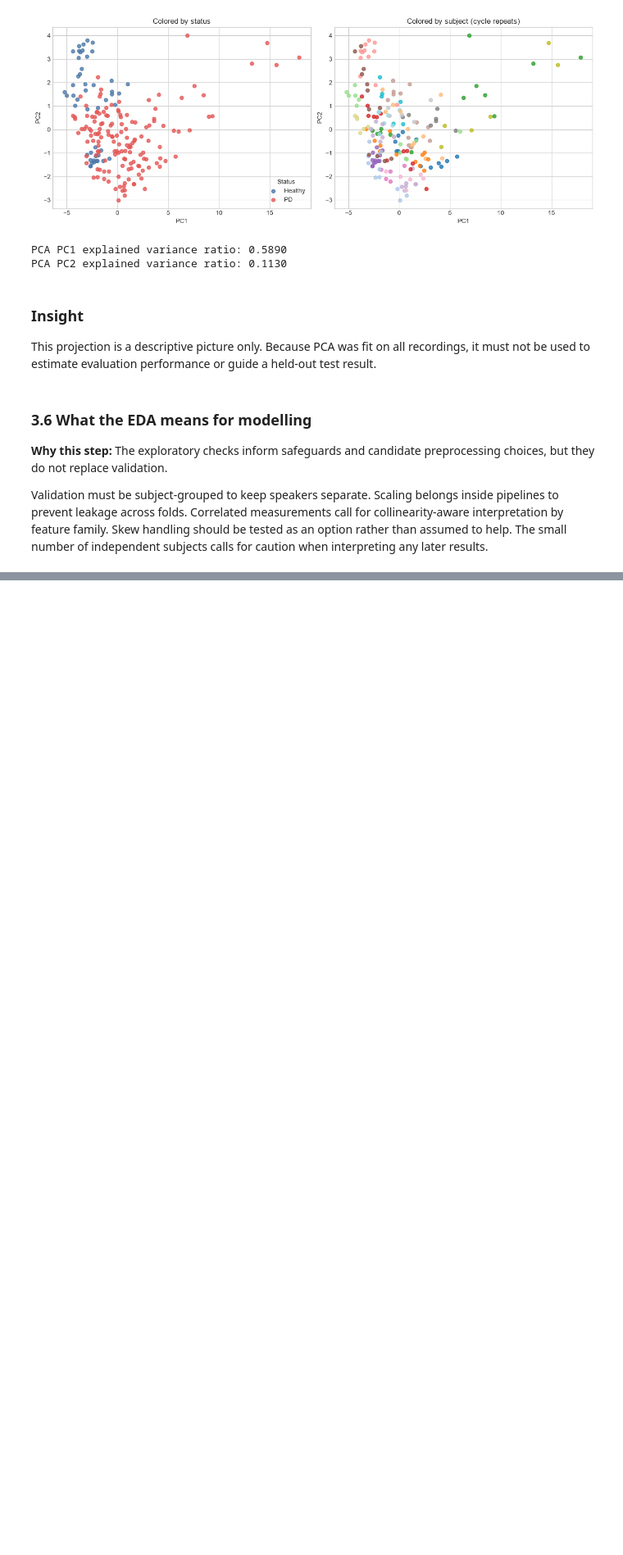
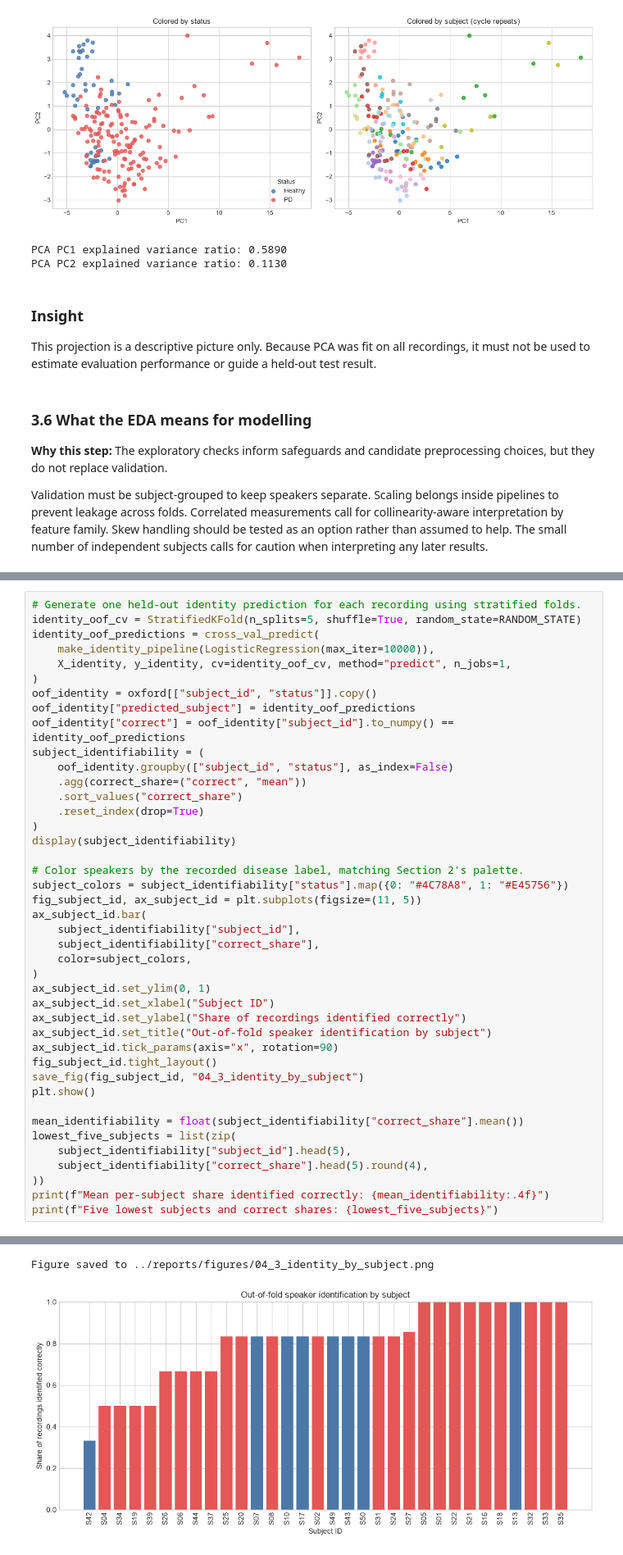
Before and after one commit to aayaan-khan/parkinsons-detection, a Jupyter notebook: notebooks/Parkinsons_Disease_Detection.ipynb, the cells around one changed output, grey strips where cells are left out. Shown at 82% size. Drawn from its saved outputs; the diff is of its cells as text; blank space fills up the shorter version.

```diff
--- a/notebooks/Parkinsons_Disease_Detection.ipynb
+++ b/notebooks/Parkinsons_Disease_Detection.ipynb
@@ -1030,0 +1256,43 @@ Validation must be subject-grouped to keep speakers separate. Scaling belongs in
+# %%
+# Generate one held-out identity prediction for each recording using stratified folds.
+identity_oof_cv = StratifiedKFold(n_splits=5, shuffle=True, random_state=RANDOM_STATE)
+identity_oof_predictions = cross_val_predict(
+    make_identity_pipeline(LogisticRegression(max_iter=10000)),
+    X_identity, y_identity, cv=identity_oof_cv, method="predict", n_jobs=1,
+)
+oof_identity = oxford[["subject_id", "status"]].copy()
+oof_identity["predicted_subject"] = identity_oof_predictions
+oof_identity["correct"] = oof_identity["subject_id"].to_numpy() == identity_oof_predictions
+subject_identifiability = (
+    oof_identity.groupby(["subject_id", "status"], as_index=False)
+    .agg(correct_share=("correct", "mean"))
+    .sort_values("correct_share")
+    .reset_index(drop=True)
+)
+display(subject_identifiability)
+
+# Color speakers by the recorded disease label, matching Section 2's palette.
+subject_colors = subject_identifiability["status"].map({0: "#4C78A8", 1: "#E45756"})
+fig_subject_id, ax_subject_id = plt.subplots(figsize=(11, 5))
+ax_subject_id.bar(
+    subject_identifiability["subject_id"],
+    subject_identifiability["correct_share"],
+    color=subject_colors,
+)
+ax_subject_id.set_ylim(0, 1)
+ax_subject_id.set_xlabel("Subject ID")
+ax_subject_id.set_ylabel("Share of recordings identified correctly")
+ax_subject_id.set_title("Out-of-fold speaker identification by subject")
+ax_subject_id.tick_params(axis="x", rotation=90)
+fig_subject_id.tight_layout()
+save_fig(fig_subject_id, "04_3_identity_by_subject")
+plt.show()
+
+mean_identifiability = float(subject_identifiability["correct_share"].mean())
+lowest_five_subjects = list(zip(
+    subject_identifiability["subject_id"].head(5),
+    subject_identifiability["correct_share"].head(5).round(4),
+))
+print(f"Mean per-subject share identified correctly: {mean_identifiability:.4f}")
+print(f"Five lowest subjects and correct shares: {lowest_five_subjects}")
+# %% [output]
@@ -1030,0 +1316,2 @@ Validation must be subject-grouped to keep speakers separate. Scaling belongs in
+Figure saved to ../reports/figures/04_3_identity_by_subject.png
+[figure, added]
```
Also changed, not shown: parts of 24 cells of this notebook, 3 other files.
